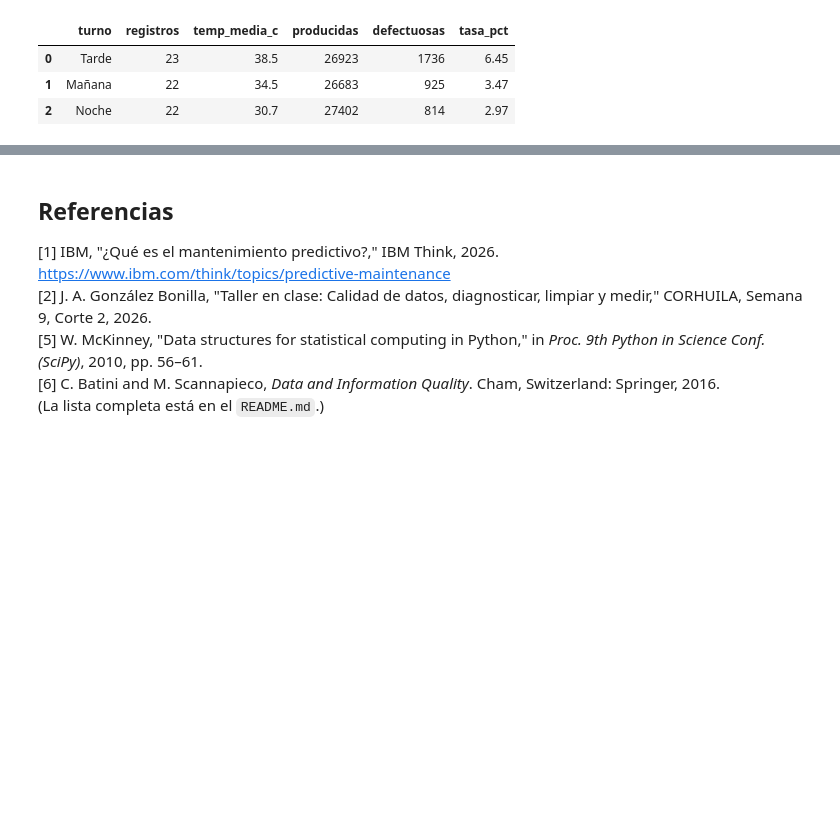
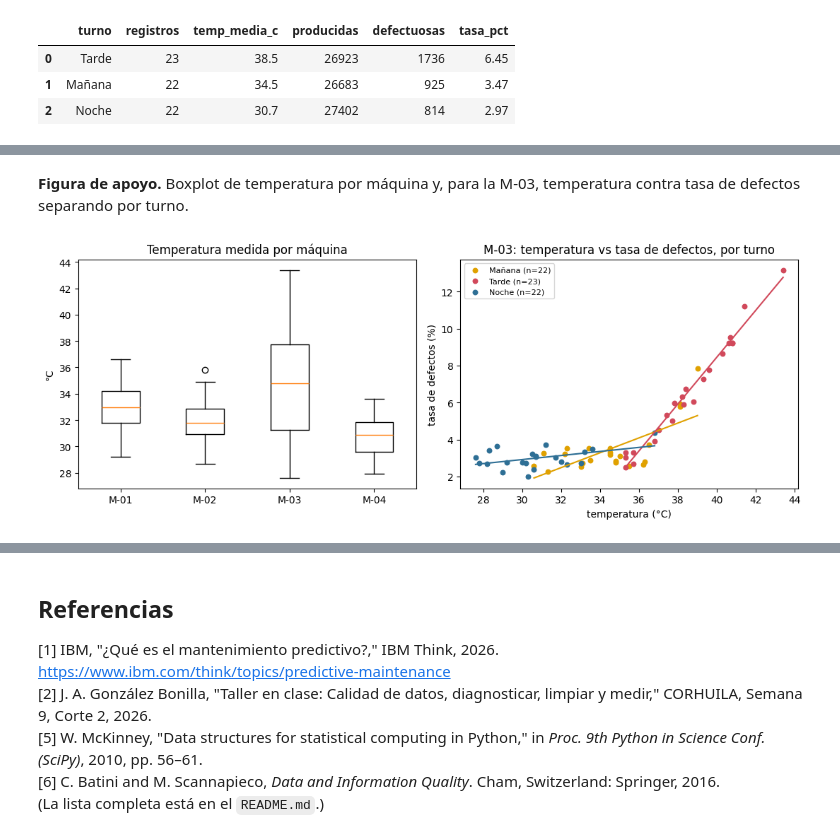
Before and after one commit to cristhiangg61-cmd/electiva-vi-ciencia-datos-2026-b-g1, a Jupyter notebook: 09-week/c2-activity/limpieza_y_consultas.ipynb, the cells around one changed output, grey strips where cells are left out. Drawn from its saved outputs; the diff is of its cells as text; code cells hidden in the pictures; blank space fills up the shorter version.

```diff
--- a/09-week/c2-activity/limpieza_y_consultas.ipynb
+++ b/09-week/c2-activity/limpieza_y_consultas.ipynb
@@ -357,7 +418,7 @@ display(p2_sql)
 | 1 | Mañana | 22 | 34.5 | 26683 | 925 | 3.47 |
 | 2 | Noche | 22 | 30.7 | 27402 | 814 | 2.97 |
 # %%
-# Equivalente en pandas + apoyo para el hallazgo
+# Equivalente en pandas
 m03 = d[d["id_maquina"] == "M-03"]
 p2_pd = m03.groupby("turno").agg(
     registros=("producidas", "size"),
@@ -369,11 +430,30 @@ display(p2_pd)
 assert list(p2_sql["turno"]) == list(p2_pd.index) and list(p2_sql["tasa_pct"]) == list(p2_pd["tasa_pct"])
 print("SQL y pandas coinciden.\n")
 
-medidas = d[d["temp_imputada"] == 0].copy()
+# ¿La M-03 solo falla en la tarde? Tasa (%) por máquina y turno
+g = d.groupby(["id_maquina", "turno"])[["producidas", "defectuosas"]].sum()
+g["tasa_pct"] = (g["defectuosas"] / g["producidas"] * 100).round(2)
+print("Tasa de defectos (%) por máquina y turno:")
+display(g["tasa_pct"].unstack()[["Mañana", "Tarde", "Noche"]])
+otras = d[d["id_maquina"] != "M-03"].groupby("turno")[["producidas", "defectuosas"]].sum()
+print("Las otras 3 máquinas juntas:", (otras["defectuosas"] / otras["producidas"] * 100).round(2).to_dict())
+
+# Correlación temperatura–tasa: global y DENTRO de cada turno, con valor p (solo lecturas medidas)
+medidas = d[d["temp_imputada"] == 0].rename(columns={"id_maquina": "maquina", "temperatura_c": "temperatura"}).copy()
 medidas["tasa"] = medidas["defectuosas"] / medidas["producidas"] * 100
-for m in ["M-03", "M-01"]:
-    s = medidas[medidas["id_maquina"] == m]
-    print(f"Correlación temperatura–tasa de defectos en {m} (n={len(s)}): {s['temperatura_c'].corr(s['tasa']):.2f}")
+
+def fila_corr(maquina, turno, x):
+    r, p = stats.pearsonr(x["temperatura"], x["tasa"])
+    rs, ps = stats.spearmanr(x["temperatura"], x["tasa"])
+    return {"maquina": maquina, "turno": turno, "n": len(x), "pearson_r": round(r, 2),
+            "p_pearson": float(f"{p:.3g}"), "spearman_r": round(rs, 2), "p_spearman": float(f"{ps:.3g}")}
+
+filas = [fila_corr(m, "todos", medidas[medidas["maquina"] == m]) for m in ["M-01", "M-02", "M-03", "M-04"]]
+filas += [fila_corr("M-03", t, medidas[(medidas["maquina"] == "M-03") & (medidas["turno"] == t)])
+          for t in ["Mañana", "Tarde", "Noche"]]
+corr = pd.DataFrame(filas)
+display(corr)
+corr.to_csv(DATA / "correlacion_temp_tasa.csv", index=False)
 # %% [output]
 |  | registros | temp_media_c | producidas | defectuosas | tasa_pct |
 | turno |  |  |  |  |  |
@@ -387 +481,20 @@ Correlación temperatura–tasa de defectos en M-01 (n=64): -0.04
+# %% [markdown]
+**Figura de apoyo.** Boxplot de temperatura por máquina y, para la M-03, temperatura contra tasa de defectos separando por turno.
+# %%
+fig, ax = plt.subplots(1, 2, figsize=(11, 4.2))
+maqs = ["M-01", "M-02", "M-03", "M-04"]
+ax[0].boxplot([medidas.loc[medidas["maquina"] == m, "temperatura"] for m in maqs]); ax[0].set_xticklabels(maqs)
+ax[0].set(title="Temperatura medida por máquina", ylabel="°C")
+color = {"Mañana": "#e0a100", "Tarde": "#d1495b", "Noche": "#2e6f95"}
+s3 = medidas[medidas["maquina"] == "M-03"]
+for t in ["Mañana", "Tarde", "Noche"]:
+    s = s3[s3["turno"] == t]
+    ax[1].scatter(s["temperatura"], s["tasa"], s=22, color=color[t], label=f"{t} (n={len(s)})")
+    a, b = np.polyfit(s["temperatura"], s["tasa"], 1)
+    xs = np.array([s["temperatura"].min(), s["temperatura"].max()])
+    ax[1].plot(xs, a * xs + b, color=color[t], lw=1.5)
+ax[1].set(title="M-03: temperatura vs tasa de defectos, por turno", xlabel="temperatura (°C)", ylabel="tasa de defectos (%)")
+ax[1].legend(fontsize=8); fig.tight_layout(); fig.savefig(FIG / "temperatura_vs_defectos.png", dpi=130); plt.show()
+# %% [output]
+[figure, added]
 # %% [markdown]
```
Also changed, not shown: parts of 15 cells of this notebook, 15 other files.
